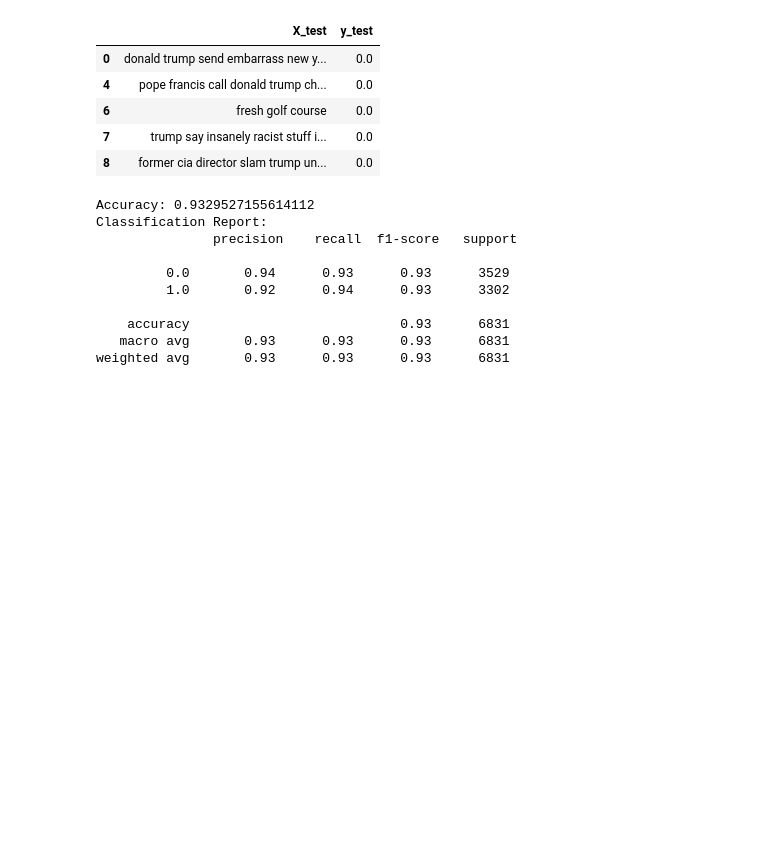
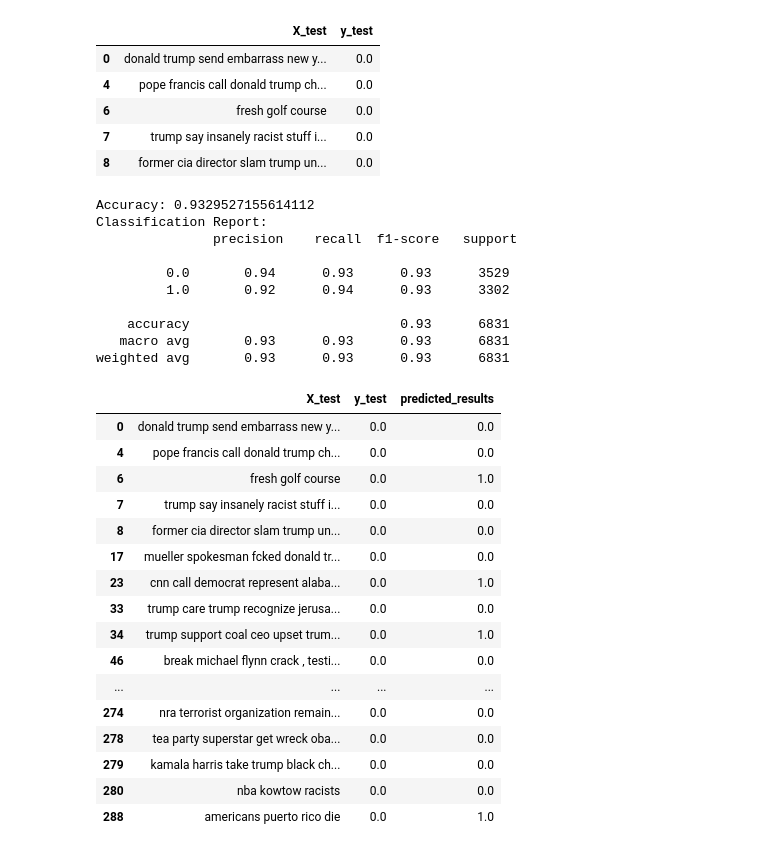
Before and after one commit to AnkitaSK/Proj2_Text_Classification, a Jupyter notebook: main.ipynb, the cells around one changed output. Cells and saved outputs as stored; diff of their text form; code cells hidden in the pictures; blank space fills up the shorter version.

Commit message:
mapping predicted results

```diff
--- a/main.ipynb
+++ b/main.ipynb
@@ -309,3 +309,25 @@ Classification Report:
     accuracy                           0.93      6831
    macro avg       0.93      0.93      0.93      6831
 weighted avg       0.93      0.93      0.93      6831
+# %%
+test_df['predicted_results'] = y_pred_new
+# %%
+test_df.head(50)
+# %% [output]
+|  | X_test | y_test | predicted_results |
+| 0 | donald trump send embarrass new y... | 0.0 | 0.0 |
+| 4 | pope francis call donald trump ch... | 0.0 | 0.0 |
+| 6 | fresh golf course | 0.0 | 1.0 |
+| 7 | trump say insanely racist stuff i... | 0.0 | 0.0 |
+| 8 | former cia director slam trump un... | 0.0 | 0.0 |
+| 17 | mueller spokesman fcked donald tr... | 0.0 | 0.0 |
+| 23 | cnn call democrat represent alaba... | 0.0 | 1.0 |
+| 33 | trump care trump recognize jerusa... | 0.0 | 0.0 |
+| 34 | trump support coal ceo upset trum... | 0.0 | 1.0 |
+| 46 | break michael flynn crack ‚ testi... | 0.0 | 0.0 |
+| ... | ... | ... | ... |
+| 274 | nra terrorist organization remain... | 0.0 | 0.0 |
+| 278 | tea party superstar get wreck oba... | 0.0 | 0.0 |
+| 279 | kamala harris take trump black ch... | 0.0 | 0.0 |
+| 280 | nba kowtow racists | 0.0 | 0.0 |
+| 288 | americans puerto rico die | 0.0 | 1.0 |
```
